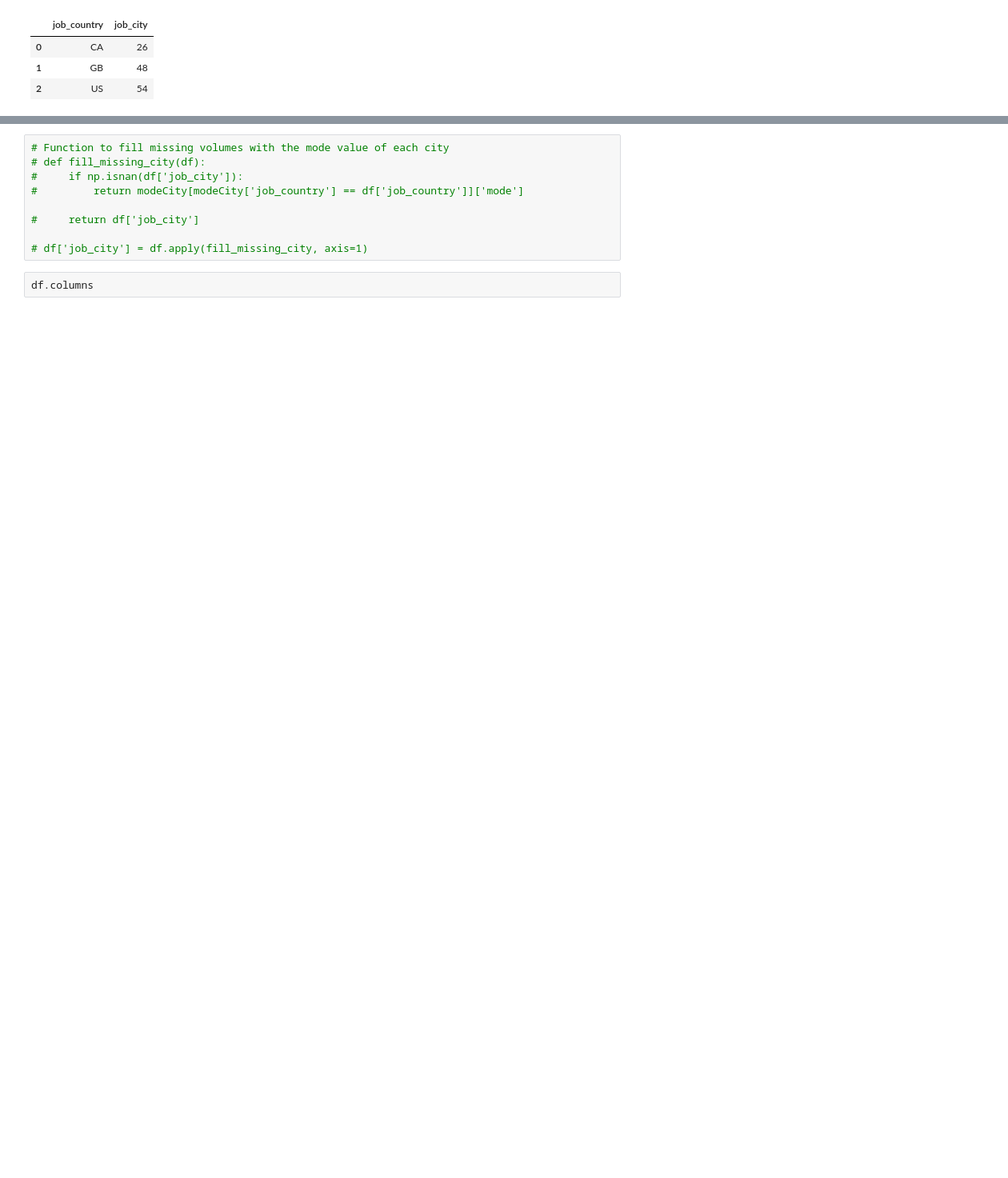
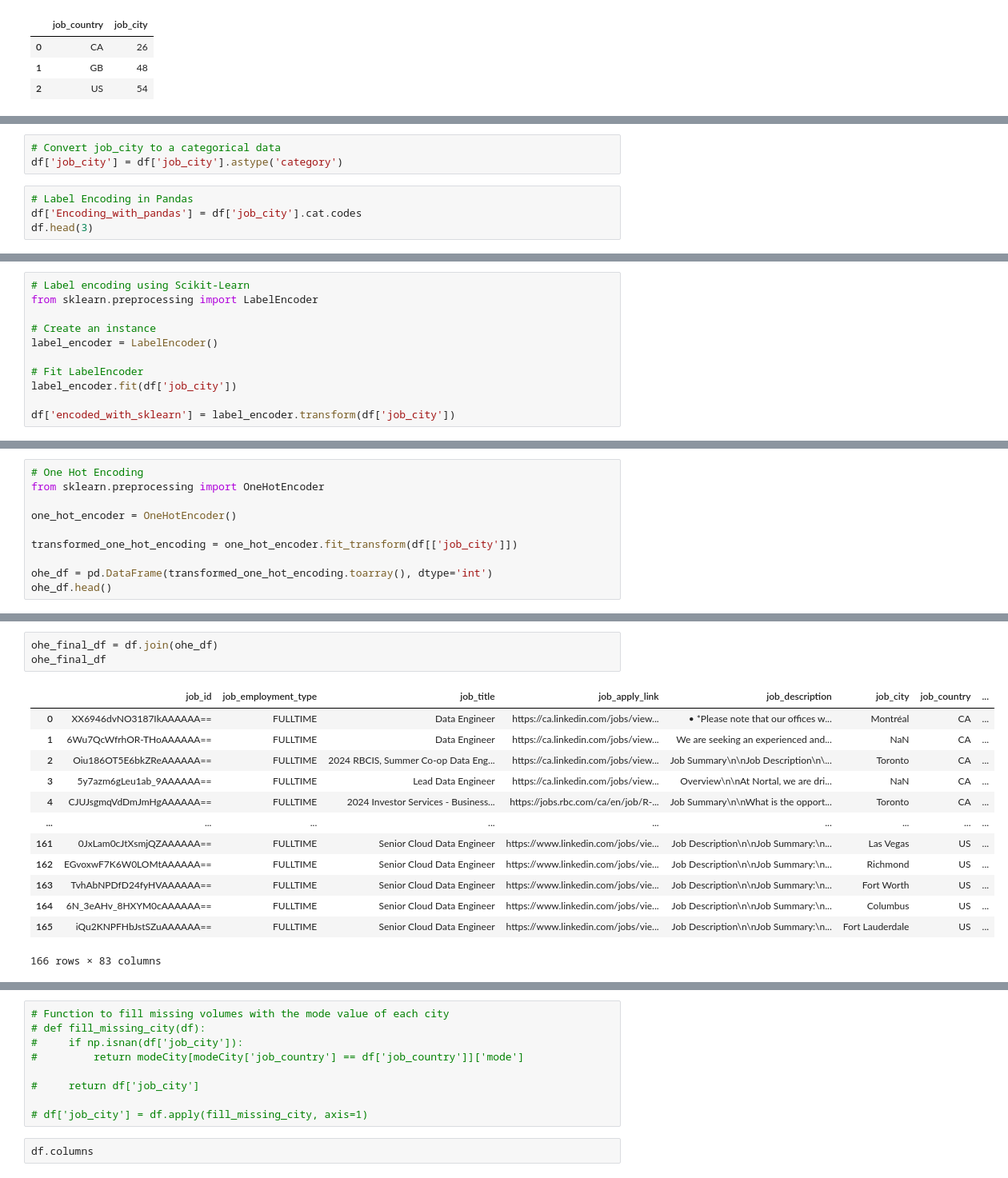
Before and after one commit to chemutai254/ML_Projects, a Jupyter notebook: Internship/Jobs/Jobs.ipynb, the cells around one changed output, grey strips where cells are left out. Shown at 80% size. Drawn from its saved outputs; the diff is of its cells as text; blank space fills up the shorter version.

Commit message:
Encoding Categorical Data

```diff
--- a/Internship/Jobs/Jobs.ipynb
+++ b/Internship/Jobs/Jobs.ipynb
@@ -123,0 +138,7 @@ modeCity
+# %%
+# Convert job_city to a categorical data
+df['job_city'] = df['job_city'].astype('category')
+# %%
+# Label Encoding in Pandas
+df['Encoding_with_pandas'] = df['job_city'].cat.codes
+df.head(3)
@@ -123,0 +150,11 @@ modeCity
+# %%
+# Label encoding using Scikit-Learn
+from sklearn.preprocessing import LabelEncoder
+
+# Create an instance
+label_encoder = LabelEncoder()
+
+# Fit LabelEncoder
+label_encoder.fit(df['job_city'])
+
+df['encoded_with_sklearn'] = label_encoder.transform(df['job_city'])
@@ -123,0 +170,10 @@ modeCity
+# %%
+# One Hot Encoding
+from sklearn.preprocessing import OneHotEncoder
+
+one_hot_encoder = OneHotEncoder()
+
+transformed_one_hot_encoding = one_hot_encoder.fit_transform(df[['job_city']])
+
+ohe_df = pd.DataFrame(transformed_one_hot_encoding.toarray(), dtype='int')
+ohe_df.head()
@@ -123,0 +188,17 @@ modeCity
+# %%
+ohe_final_df = df.join(ohe_df)
+ohe_final_df
+# %% [output]
+|  | job_id | job_employment_type | job_title | job_apply_link | job_description | job_city | job_country | ... |
+| 0 | XX6946dvNO3187IkAAAAAA== | FULLTIME | Data Engineer | https://ca.linkedin.com/jobs/view... | • *Please note that our offices w... | Montréal | CA | ... |
+| 1 | 6Wu7QcWfrhOR-THoAAAAAA== | FULLTIME | Data Engineer | https://ca.linkedin.com/jobs/view... | We are seeking an experienced and... | NaN | CA | ... |
+| 2 | Oiu186OT5E6bkZReAAAAAA== | FULLTIME | 2024 RBCIS, Summer Co-op Data Eng... | https://ca.linkedin.com/jobs/view... | Job Summary\n\nJob Description\n\... | Toronto | CA | ... |
+| 3 | 5y7azm6gLeu1ab_9AAAAAA== | FULLTIME | Lead Data Engineer | https://ca.linkedin.com/jobs/view... | Overview\n\nAt Nortal, we are dri... | NaN | CA | ... |
+| 4 | CJUJsgmqVdDmJmHgAAAAAA== | FULLTIME | 2024 Investor Services - Business... | https://jobs.rbc.com/ca/en/job/R-... | Job Summary\n\nWhat is the opport... | Toronto | CA | ... |
+| ... | ... | ... | ... | ... | ... | ... | ... | ... |
+| 161 | 0JxLam0cJtXsmjQZAAAAAA== | FULLTIME | Senior Cloud Data Engineer | https://www.linkedin.com/jobs/vie... | Job Description\n\nJob Summary:\n... | Las Vegas | US | ... |
+| 162 | EGvoxwF7K6W0LOMtAAAAAA== | FULLTIME | Senior Cloud Data Engineer | https://www.linkedin.com/jobs/vie... | Job Description\n\nJob Summary:\n... | Richmond | US | ... |
+| 163 | TvhAbNPDfD24fyHVAAAAAA== | FULLTIME | Senior Cloud Data Engineer | https://www.linkedin.com/jobs/vie... | Job Description\n\nJob Summary:\n... | Fort Worth | US | ... |
+| 164 | 6N_3eAHv_8HXYM0cAAAAAA== | FULLTIME | Senior Cloud Data Engineer | https://www.linkedin.com/jobs/vie... | Job Description\n\nJob Summary:\n... | Columbus | US | ... |
+| 165 | iQu2KNPFHbJstSZuAAAAAA== | FULLTIME | Senior Cloud Data Engineer | https://www.linkedin.com/jobs/vie... | Job Description\n\nJob Summary:\n... | Fort Lauderdale | US | ... |
+166 rows × 83 columns
```
Also changed, not shown: parts of 9 cells of this notebook.
